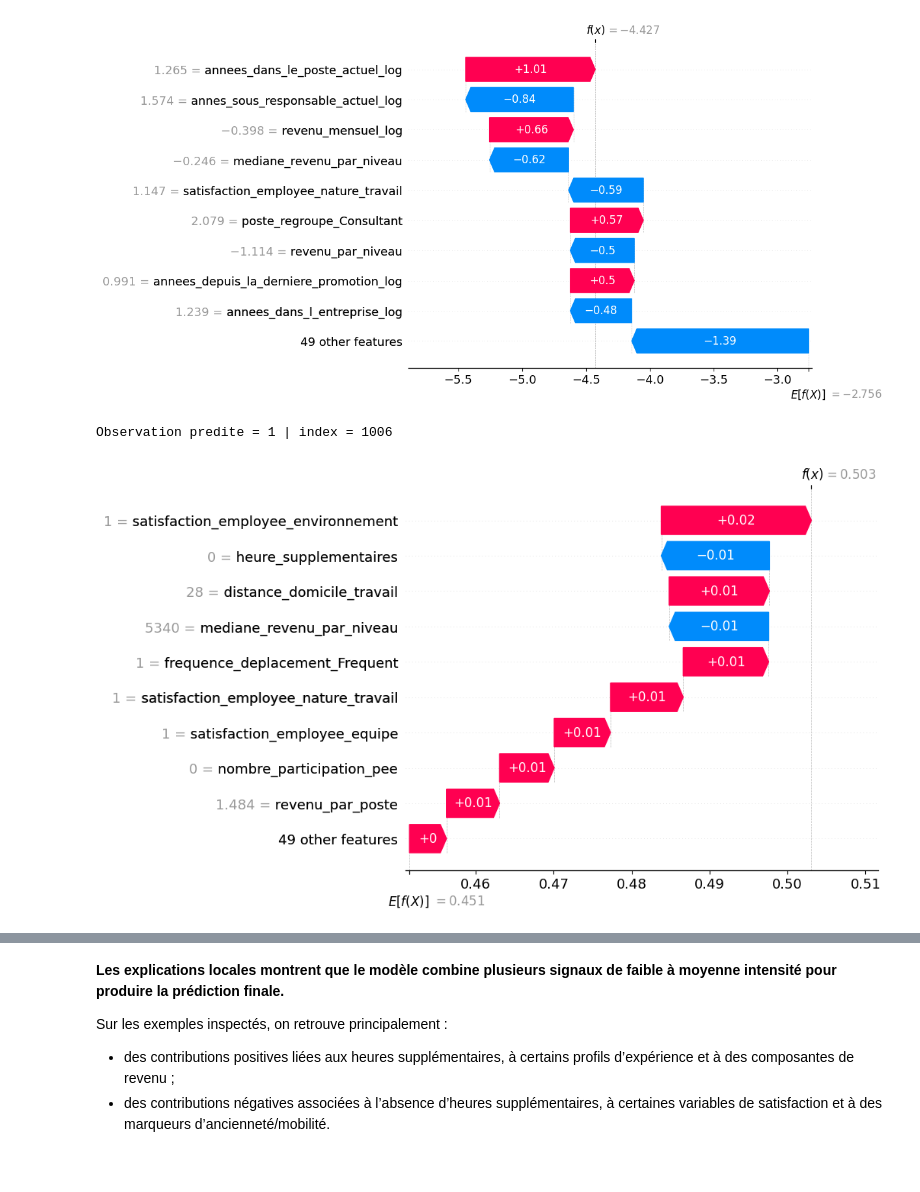
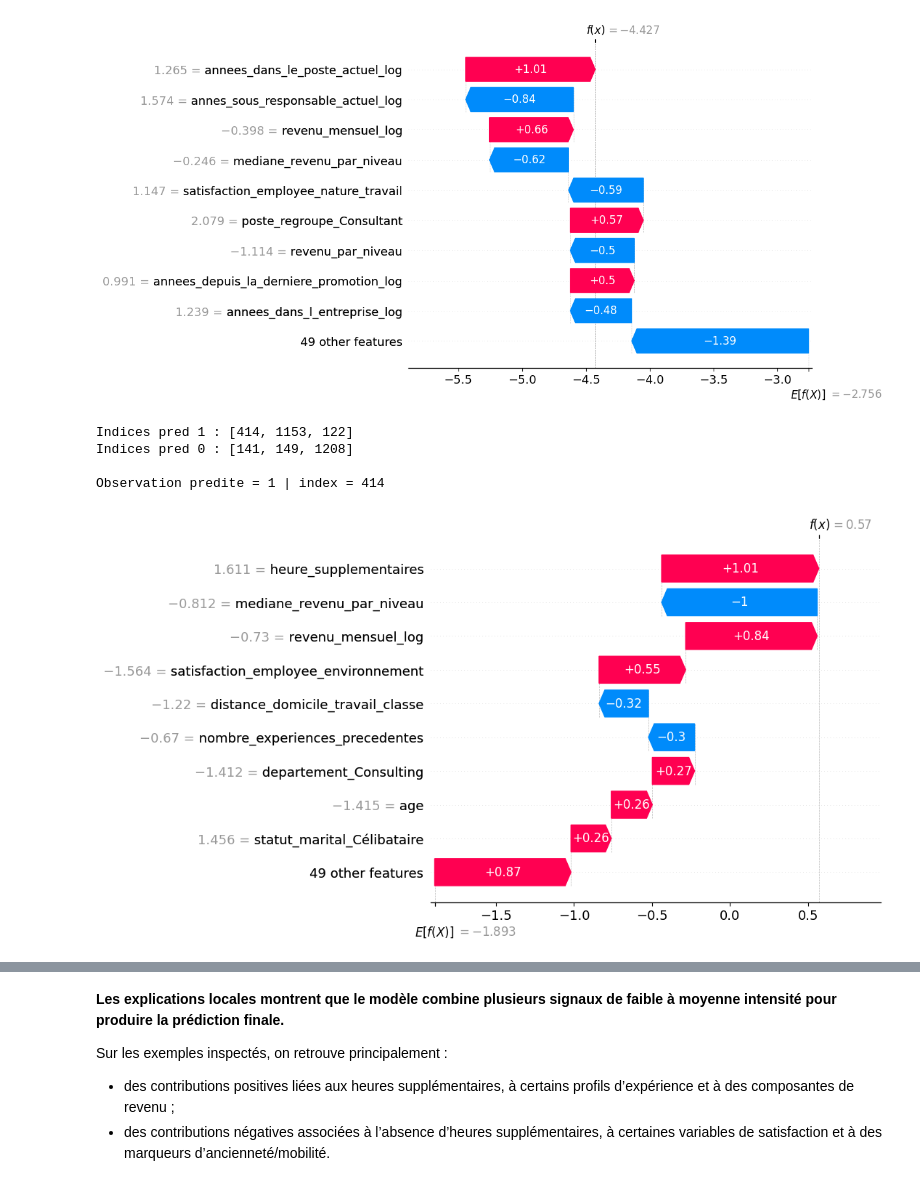
Before and after one commit to rayakevin/OCR_PROJET_4, a Jupyter notebook: notebooks/04_MODELISATIONS_AMELIOREES.ipynb, the cells around one changed output, grey strips where cells are left out. Saved outputs shown, nothing was run; the diff lists cells and outputs as text; code cells hidden in the pictures.

```diff
--- a/notebooks/04_MODELISATIONS_AMELIOREES.ipynb
+++ b/notebooks/04_MODELISATIONS_AMELIOREES.ipynb
@@ -472,22 +542,24 @@ plt.show()
 | 43 | frequence_deplacement_Aucun | -0.410651 | 0.410651 |
 [figure]
 # %%
-ada_best = ada_results["Best Estimator"]
-ada_best.fit(X_model, y_model)
+svc_best = svc_results["Best Estimator"]
+svc_best.fit(X_model, y_model)
 
-ada_importance = pd.DataFrame({
+svc_model = svc_best.named_steps["model"]
+
+svc_importance = pd.DataFrame({
     "Variable": X_model.columns,
-    "Importance": ada_best.feature_importances_,
+    "Importance": np.abs(svc_model.coef_[0]),
 }).sort_values("Importance", ascending=False)
 
-display(ada_importance.head(15))
+display(svc_importance.head(15))
 
-top_ada = ada_importance.head(15).iloc[::-1]
+top_svc = svc_importance.head(15).iloc[::-1]
 
 plt.figure(figsize=(8, 6))
-plt.barh(top_ada["Variable"], top_ada["Importance"], color="darkorange")
-plt.title("Importance des variables - AdaBoost")
-plt.xlabel("Importance")
+plt.barh(top_svc["Variable"], top_svc["Importance"], color="darkorange")
+plt.title("Importance des variables - SVC lineaire")
+plt.xlabel("Importance absolue du coefficient")
 plt.ylabel("Variables")
 plt.tight_layout()
 plt.show()
@@ -802,52 +892,59 @@ Proba SHAP            : 0.0118
 Seuil 0.5             : classe 0
 [figure]
 # %%
-# 1) Prédictions sur le même dataset que SHAP
-y_pred_ada_shap = ada_best.predict(X_shap_ada)
+# 1) Dataset utilise pour SHAP
+X_shap_svc = X_model[svc_best.feature_names_in_]
 
-idx_pred_1 = X_shap_ada.index[y_pred_ada_shap == 1][:3]
-idx_pred_0 = X_shap_ada.index[y_pred_ada_shap == 0][:3]
+# 2) Predictions sur ce meme dataset
+y_pred_svc_shap = svc_best.predict(X_shap_svc)
 
-# 2) Base value classe 1
-expected_value = explainer.expected_value
-base_value_class_1 = expected_value if np.isscalar(expected_value) else expected_value[1]
+idx_pred_1 = X_shap_svc.index[y_pred_svc_shap == 1][:3]
+idx_pred_0 = X_shap_svc.index[y_pred_svc_shap == 0][:3]
 
-# 3) Récupère les SHAP de la classe 1 (gère list ou array)
-if isinstance(shap_values_ada, list):
-    sv_class_1 = shap_values_ada[1]          # shape: (n_samples, n_features)
-else:
-    sv_class_1 = shap_values_ada[:, :, 1]    # shape: (n_samples, n_features)
+print("Indices pred 1 :", list(idx_pred_1))
+print("Indices pred 0 :", list(idx_pred_0))
+
+# 3) Base value + SHAP values
+sv = shap_values.values if hasattr(shap_values, "values") else shap_values
+base_value = (
+    shap_values.base_values[0]
+    if np.ndim(shap_values.base_values) > 0
+    else shap_values.base_values
+)
 
 # 4) Waterfalls
 for idx in idx_pred_1:
-    i = X_shap_ada.index.get_loc(idx)
+    i = X_shap_svc.index.get_loc(idx)
     print(f"\nObservation predite = 1 | index = {idx}")
     shap.plots.waterfall(
         shap.Explanation(
-            values=sv_class_1[i],
-            base_values=base_value_class_1,
-            data=X_shap_ada.iloc[i],
-            feature_names=X_shap_ada.columns,
+            values=sv[i],
+            base_values=base_value,
+            data=X_model_scaled.iloc[i],
+            feature_names=X_model_scaled.columns,
         ),
         max_display=10,
     )
-    plt.savefig(f"waterfall_pred1_{idx}.png", dpi=150, bbox_inches="tight")
+    plt.savefig(f"waterfall_svc_pred1_{idx}.png", dpi=150, bbox_inches="tight")
     plt.close()
 
 for idx in idx_pred_0:
-    i = X_shap_ada.index.get_loc(idx)
+    i = X_shap_svc.index.get_loc(idx)
     print(f"\nObservation predite = 0 | index = {idx}")
     shap.plots.waterfall(
         shap.Explanation(
-            values=sv_class_1[i],
-            base_values=base_value_class_1,
-            data=X_shap_ada.iloc[i],
-            feature_names=X_shap_ada.columns,
+            values=sv[i],
+            base_values=base_value,
+            data=X_model_scaled.iloc[i],
+            feature_names=X_model_scaled.columns,
         ),
         max_display=10,
     )
-    plt.savefig(f"waterfall_pred0_{idx}.png", dpi=150, bbox_inches="tight")
+    plt.savefig(f"waterfall_svc_pred0_{idx}.png", dpi=150, bbox_inches="tight")
     plt.close()
 # %% [output]
-Observation predite = 1 | index = 1006
+Indices pred 1 : [414, 1153, 122]
+Indices pred 0 : [141, 149, 1208]
+
+Observation predite = 1 | index = 414
-[figure, old version]
+[figure, new version]
```
Also changed, not shown: parts of 13 cells of this notebook.
